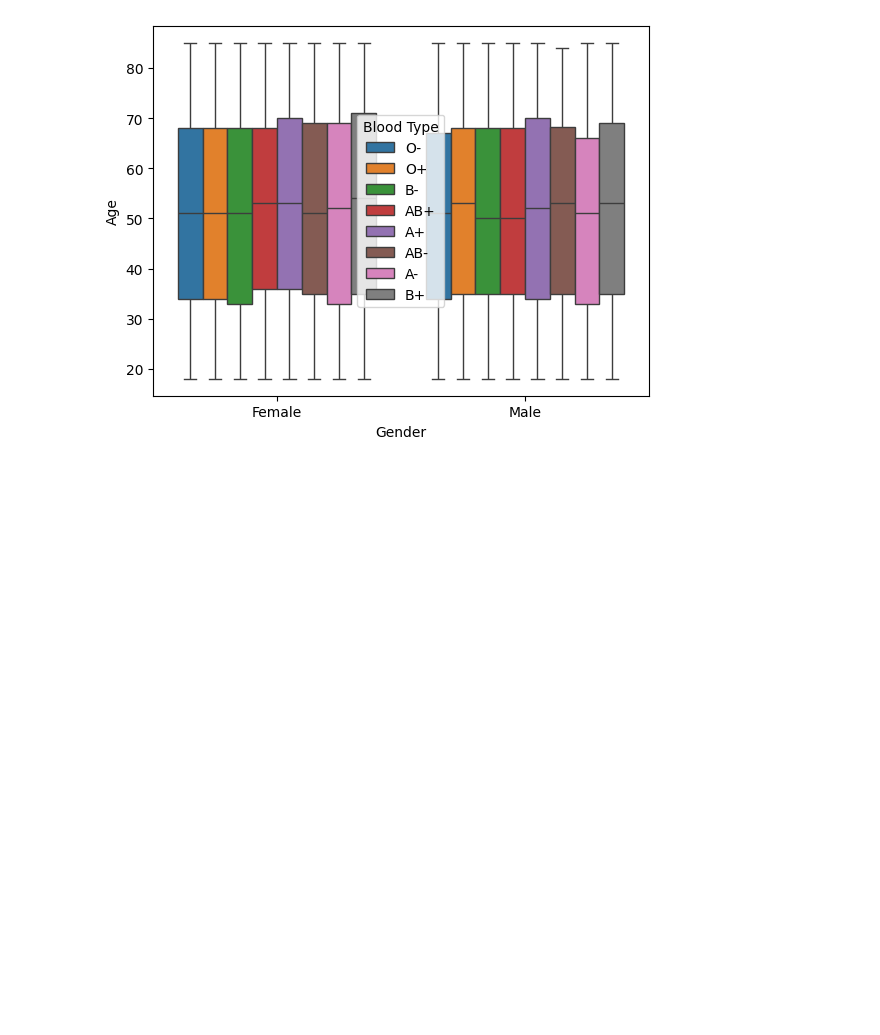
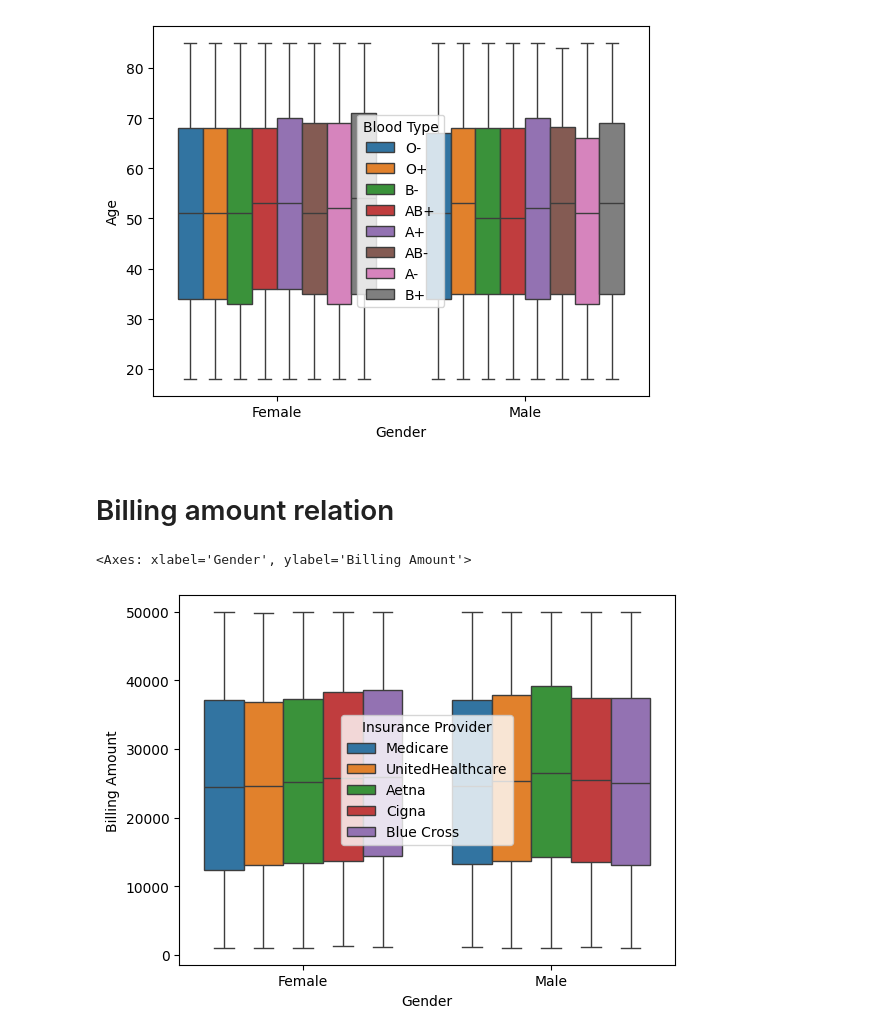
Before and after one commit to JuanBecerra07/bootCAMP, a Jupyter notebook: Actividad 2/Plotting.ipynb, the cells around one changed output. Saved outputs shown, nothing was run; the diff lists cells and outputs as text; code cells hidden in the pictures; blank space fills up the shorter version.

Commit message:
plotting play

```diff
--- a/Actividad 2/Plotting.ipynb
+++ b/Actividad 2/Plotting.ipynb
@@ -122,0 +127,16 @@ Billing =df[df['']]
+# %% [markdown]
+# Billing amount relation
+# %%
+
+df.columns
+bills= df['Billing Amount']
+# WE NEED TO ROUND THESE NUMS UP WITH THE FOLLWING LINE
+bill_fix =bills.round().astype(int)
+df['Billing Amount']=bill_fix
+
+New = df[['Gender','Insurance Provider','Billing Amount','Medication']]
+
+sns.boxplot(data  = New, x= 'Gender', y = 'Billing Amount', hue = 'Insurance Provider',showfliers = False)
+# %% [output]
+<Axes: xlabel='Gender', ylabel='Billing Amount'>
+[figure, added]
```
Also changed, not shown: parts of 8 cells of this notebook.
